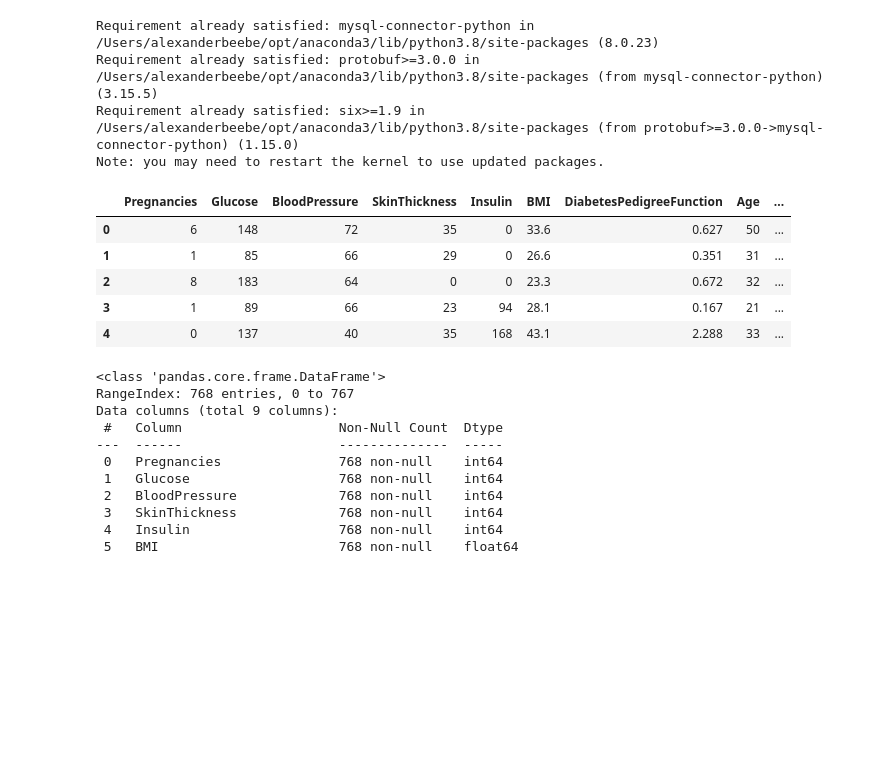
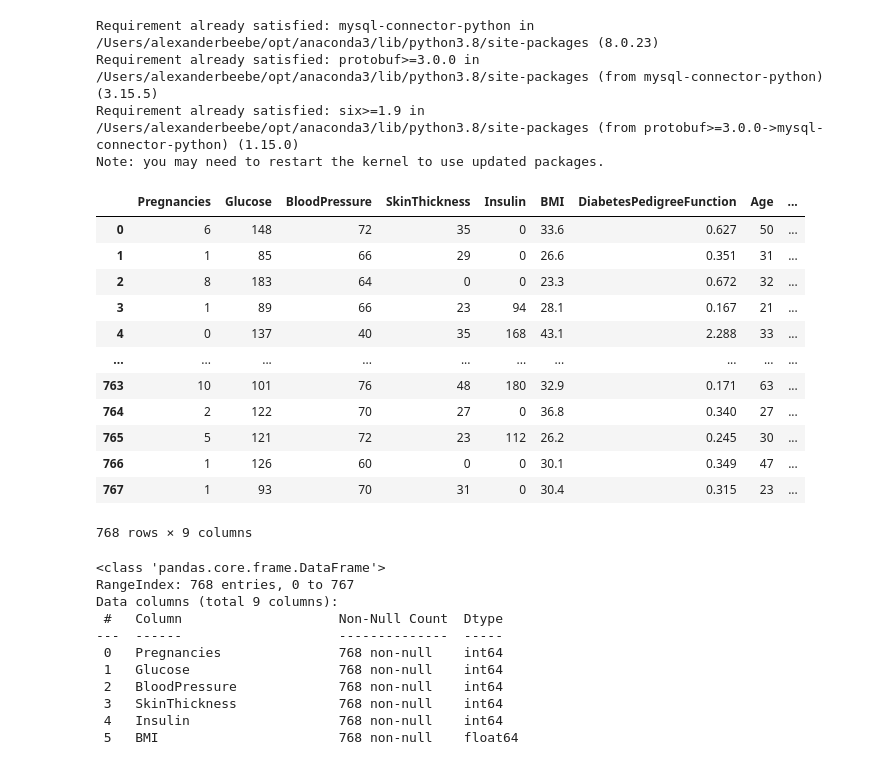
Before and after one commit to kelliwolf17/FInal_Project, a Jupyter notebook: seg2_ml_model.ipynb, the cells around one changed output. Drawn from its saved outputs; the diff is of its cells as text; code cells hidden in the pictures; blank space fills up the shorter version.

```diff
--- a/seg2_ml_model.ipynb
+++ b/seg2_ml_model.ipynb
@@ -32,29 +32,36 @@ Note: you may need to restart the kernel to use updated packages.
 # %%
 import config as cnf
 import mysql.connector
 
 mydb = mysql.connector.connect(
   host="final-project.cdjfmodwzyq7.us-east-2.rds.amazonaws.com",
   user=cnf.USERNAME,
   password=cnf.PW,
   database="final_project"
 )
 
 mycursor = mydb.cursor()
 
 mycursor.execute("SELECT * FROM clean_diabetes")
 
 #myresult = mycursor.fetchall()
 diabetes_df = pd.DataFrame(mycursor.fetchall())
 diabetes_df.columns = [x[0] for x in mycursor.description]
-diabetes_df.head()
+diabetes_df
 # %% [output]
 |  | Pregnancies | Glucose | BloodPressure | SkinThickness | Insulin | BMI | DiabetesPedigreeFunction | Age | ... |
 | 0 | 6 | 148 | 72 | 35 | 0 | 33.6 | 0.627 | 50 | ... |
 | 1 | 1 | 85 | 66 | 29 | 0 | 26.6 | 0.351 | 31 | ... |
 | 2 | 8 | 183 | 64 | 0 | 0 | 23.3 | 0.672 | 32 | ... |
 | 3 | 1 | 89 | 66 | 23 | 94 | 28.1 | 0.167 | 21 | ... |
 | 4 | 0 | 137 | 40 | 35 | 168 | 43.1 | 2.288 | 33 | ... |
+| ... | ... | ... | ... | ... | ... | ... | ... | ... | ... |
+| 763 | 10 | 101 | 76 | 48 | 180 | 32.9 | 0.171 | 63 | ... |
+| 764 | 2 | 122 | 70 | 27 | 0 | 36.8 | 0.340 | 27 | ... |
+| 765 | 5 | 121 | 72 | 23 | 112 | 26.2 | 0.245 | 30 | ... |
+| 766 | 1 | 126 | 60 | 0 | 0 | 30.1 | 0.349 | 47 | ... |
+| 767 | 1 | 93 | 70 | 31 | 0 | 30.4 | 0.315 | 23 | ... |
+768 rows × 9 columns
 # %%
 diabetes_df.info()
 # %% [output]
```
Also changed, not shown: parts of 6 cells of this notebook, 2 other files.
